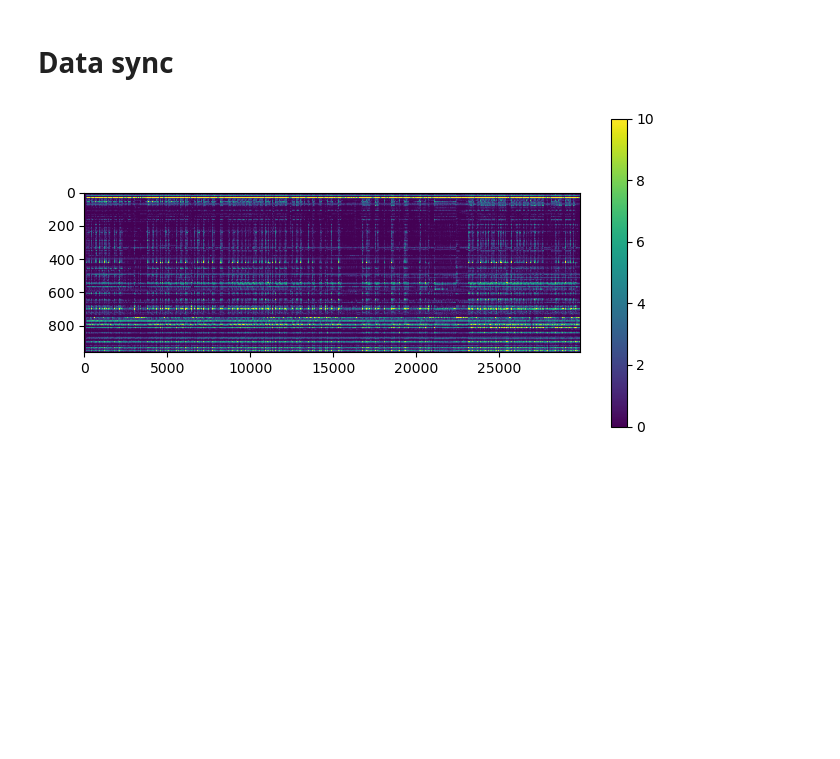
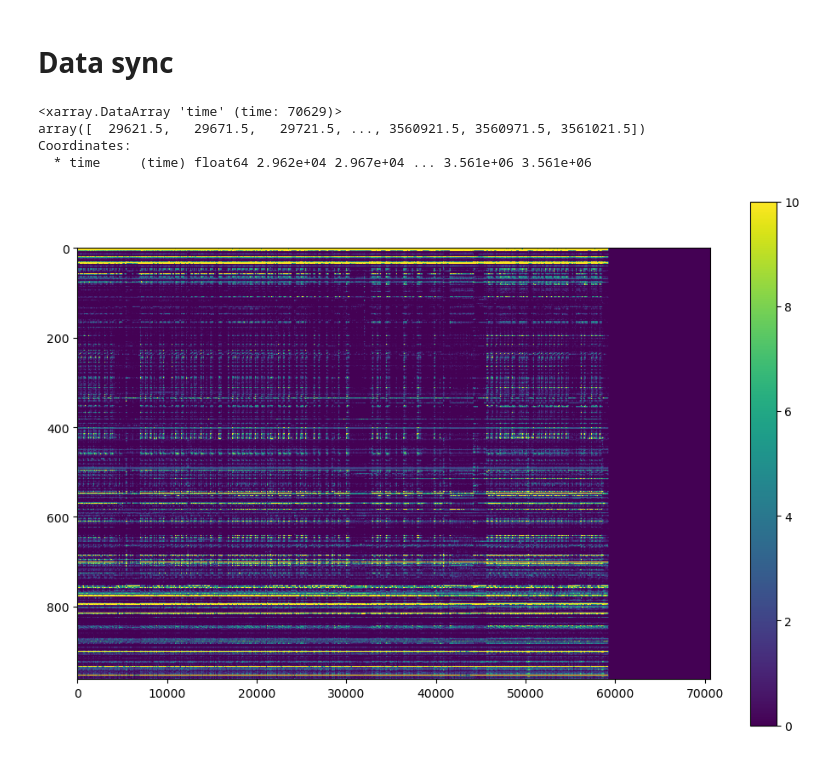
Before and after one commit to Magill-ASAP-team/trialexp, a Jupyter notebook: notebooks/workflow/Spike sync.ipynb, the cells around one changed output. Saved outputs shown, nothing was run; the diff lists cells and outputs as text; code cells hidden in the pictures; blank space fills up the shorter version.

Commit message:
change to use xr_session for calculating the firing rate

```diff
--- a/notebooks/workflow/Spike sync.ipynb
+++ b/notebooks/workflow/Spike sync.ipynb
@@ -50,10 +49,23 @@ for id in tqdm(probeA_sorting.get_unit_ids()):
     if len(spk_time)>0:
         max_time = max(max_time, spk_time[-1])
     spike_times.append(spk_time)
+# %%
+# load xarray data and use that to bin the firing rate
+xr_session = xr.load_dataset(path.parents[1]/'processed'/'xr_session.nc')
+# %%
+xr_session.time
+# %% [output]
+<xarray.DataArray 'time' (time: 70629)>
+array([  29621.5,   29671.5,   29721.5, ..., 3560921.5, 3560971.5, 3561021.5])
+Coordinates:
+  * time     (time) float64 2.962e+04 2.967e+04 ... 3.561e+06 3.561e+06
 # %%
 # convert spike timing to firing rate
-bin_size = 100
-bins = np.arange(0, np.ceil(max_time+bin_size), bin_size) #make sure we cover every bin
+# bin_size = 100
+# bins = np.arange(0, np.ceil(max_time+bin_size), bin_size) #make sure we cover every bin
+
+bins = xr_session.time.data
+bin_size = 50
 
 spike_rates = np.zeros((len(bins)-1, len(spike_times)))
 
@@ -61,9 +73,9 @@ for i in tqdm(range(len(spike_times))):
     count, _ = np.histogram(spike_times[i], bins)
     spike_rates[:,i] = count * (1000/bin_size)
 # %%
-fig,ax = plt.subplots(1,1,figsize=(8,4))
+fig,ax = plt.subplots(1,1,figsize=(12,8))
 plt.imshow(spike_rates.T, vmax=10)
 plt.colorbar()
-ax.set_aspect(10)
+ax.set_aspect(50)
 # %% [output]
-[figure, old version]
+[figure, new version]
```
Also changed, not shown: parts of 2 cells of this notebook.
